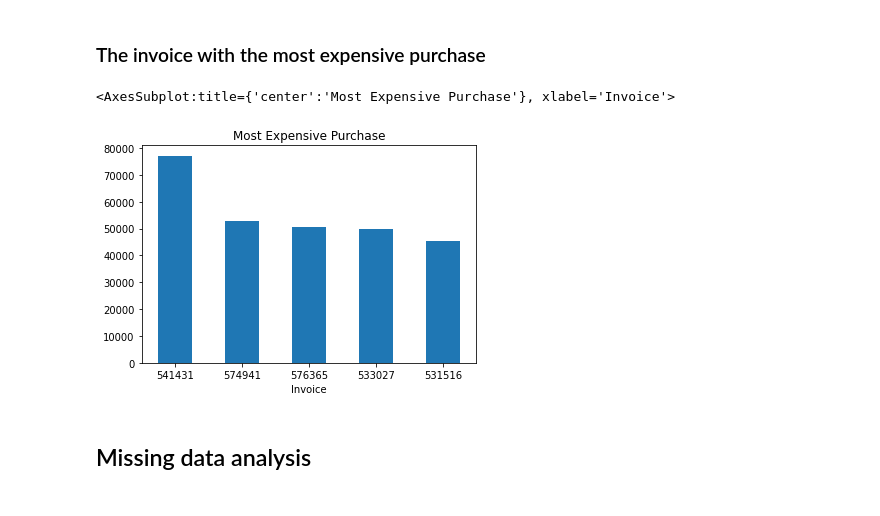
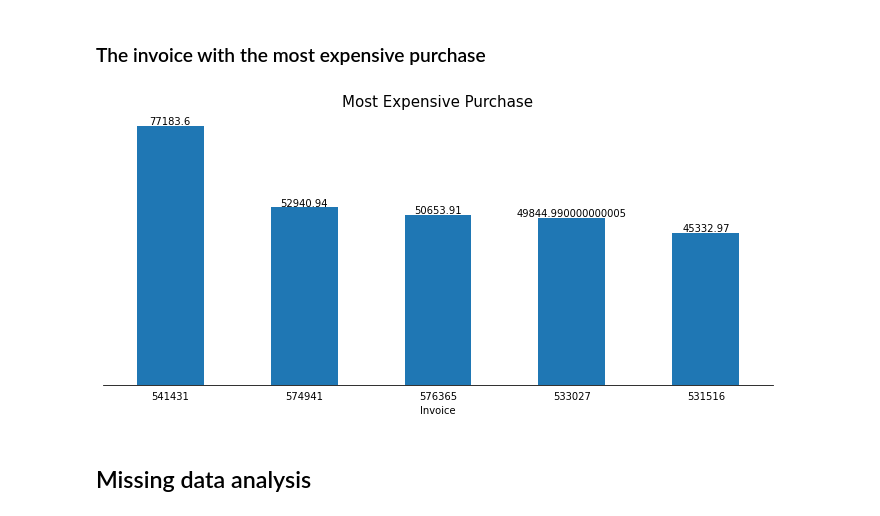
Before and after one commit to emirhansilsupur/CRM-Analytics, a Jupyter notebook: online_retail_for_rfm.ipynb, the cells around one changed output. Drawn from its saved outputs; the diff is of its cells as text; code cells hidden in the pictures.

```diff
--- a/online_retail_for_rfm.ipynb
+++ b/online_retail_for_rfm.ipynb
@@ -112,17 +146,27 @@ Name: Total_Price, dtype: float64
 # %% [markdown]
 ### The invoice with the most expensive purchase
-# %%
-(df
-.groupby("Invoice")
-.Total_Price
-.sum()
-.sort_values(ascending=False)
-.head()
-.plot(kind="bar",rot=0,title="Most Expensive Purchase")
-)
-# %% [output]
-<AxesSubplot:title={'center':'Most Expensive Purchase'}, xlabel='Invoice'>
-[figure, removed]
+# %%
+fig, ax = plt.subplots(figsize=(12,5))
+
+i_counts=(df
+.groupby("Invoice")
+.Total_Price
+.sum()
+.sort_values(ascending=False)
+.head()
+)
+(
+i_counts
+.plot(kind="bar",rot=0,ax=ax)
+)
+ax.spines[["top","left","right"]].set_visible(False)
+ax.set_title("Most Expensive Purchase",fontsize=15)
+ax.get_yaxis().set_visible(False)
+ax.tick_params(bottom=False)
+for pos, value in enumerate(i_counts):
+    ax.text(pos, value+200, f"{value}",ha="center")
+# %% [output]
+[figure, added]
 # %% [markdown]
 ## Missing data analysis
 # %%
```
Also changed, not shown: parts of 10 cells of this notebook.
